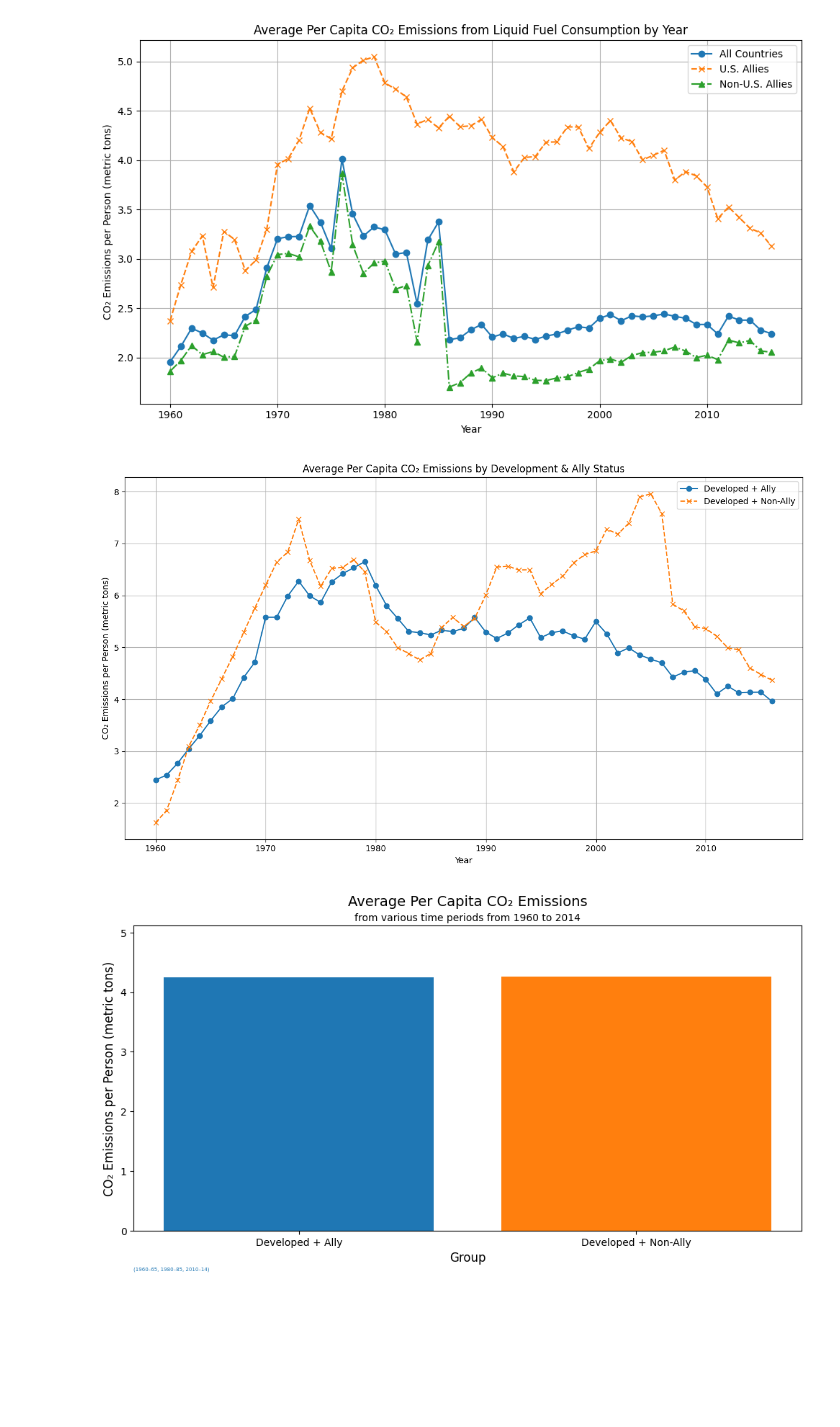
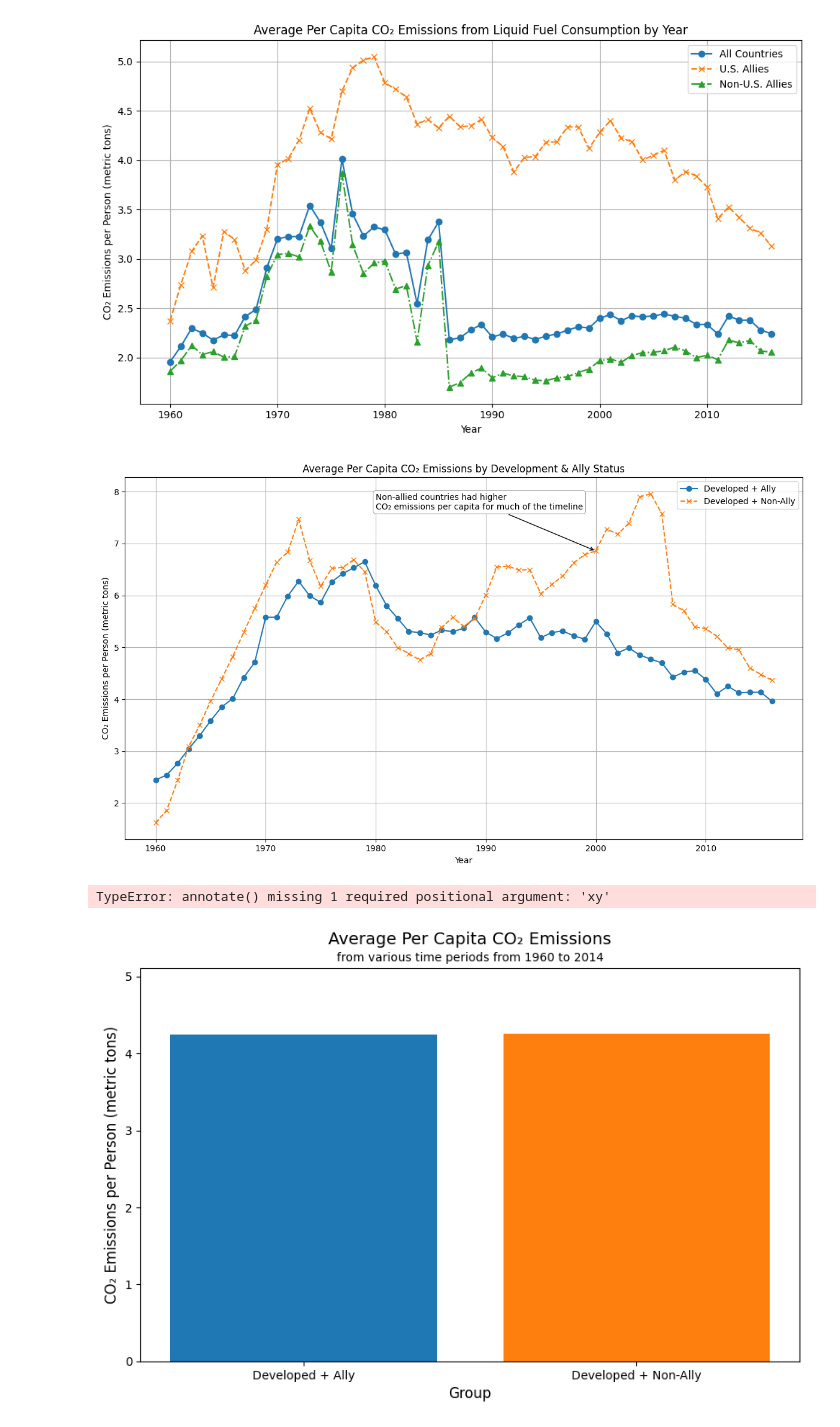
Before and after one commit to SriSupratikTalari/project2, a Jupyter notebook: climate.ipynb, the cells around one changed output. Cells and saved outputs as stored; diff of their text form; code cells hidden in the pictures; blank space fills up the shorter version.

```diff
--- a/climate.ipynb
+++ b/climate.ipynb
@@ -438,12 +438,24 @@ cf_dev_nonally = dev_nonally.groupby('Year')['CO2 per capita'].mean()
 # Step 4: Global average per capita
 
 
-# Step 5: Plotting
 plt.figure(figsize=(12, 7))
+
+# Plot lines
 cf_dev_ally.plot(label='Developed + Ally', marker='o', linestyle='-')
 cf_dev_nonally.plot(label='Developed + Non-Ally', marker='x', linestyle='--')
 
-# Step 6: Styling
+# Add annotation for non-ally higher emissions
+plt.annotate(
+    'Non-allied countries had higher\nCO₂ emissions per capita for much of the timeline',
+    xy=(2000, cf_dev_nonally.loc[2000]),
+    xytext=(1980, cf_dev_nonally.loc[2000] + 0.8),
+    arrowprops=dict(arrowstyle='->', color='black', lw=1),
+    fontsize=10,
+    color='black',
+    bbox=dict(boxstyle="round,pad=0.3", fc="white", ec="gray", lw=0.5)
+)
+
+# Styling
 plt.title('Average Per Capita CO₂ Emissions by Development & Ally Status')
 plt.xlabel('Year')
 plt.ylabel('CO₂ Emissions per Person (metric tons)')
@@ -452,7 +464,7 @@ plt.grid(True)
 plt.tight_layout()
 plt.show()
 # %% [output]
-[figure, old version]
+[figure, new version]
 # %%
 # Step 1: Compute CO2 per capita
 df['CO2 per capita'] = df['average_value_CO2 emissions from liquid fuel consumption (kt)'] * 1_000 / df['average_value_Population, total']
@@ -472,36 +484,37 @@ avg_cf_dev_nonally = dev_nonally_filtered['CO2 per capita'].mean()
 
 # Labels and values for plotting
 labels = [
     'Developed + Ally',
     'Developed + Non-Ally'
 ]
 values = [avg_cf_dev_ally, avg_cf_dev_nonally]
 colors = ['#1f77b4', '#ff7f0e']
 
 # Plotting
 plt.figure(figsize=(10, 6))
 bars = plt.bar(labels, values, color=colors)
 
 # Annotate bars
 # Titles
 plt.title('Average Per Capita CO₂ Emissions', fontsize=14, pad=20)
 
 # Subtitle with more vertical space
 plt.text(0.5, 1.01, 'from various time periods from 1960 to 2014',
          fontsize=10, ha='center', va='bottom', transform=plt.gca().transAxes)
 
 # Axes labels
 plt.ylabel('CO₂ Emissions per Person (metric tons)', fontsize=12)
 plt.xlabel('Group', fontsize=12)
 plt.ylim(0, max(values) * 1.2)
-
+plt.annotate('The average per capita CO2 emissions are the same between both groups',bbox=dict(boxstyle="round,pad=0.3", fc="white", ec="gray", lw=0.5))
 # Manually add time periods outside the plot (bottom-left position)
-plt.text(0, -0.12, '(1960–65, 1980–85, 2010–14)', ha='left', va='top', fontsize=5, color=colors[0], transform=plt.gca().transAxes)
+plt.text(0, -0.12, '(1960–65, 1980–85, 2010–14)', ha='left', va='top', fontsize=7, color=colors[0], transform=plt.gca().transAxes)
 
 plt.tight_layout(rect=[0, 0, 1, 0.93])
 plt.show()
 # %% [output]
+TypeError: annotate() missing 1 required positional argument: 'xy'
-[figure, old version]
+[figure, new version]
 # %%
 df['CO2 per capita'] = df['average_value_CO2 emissions from liquid fuel consumption (kt)'] * 1_000 / df['average_value_Population, total']
 
```
Also changed, not shown: 3 other files.
